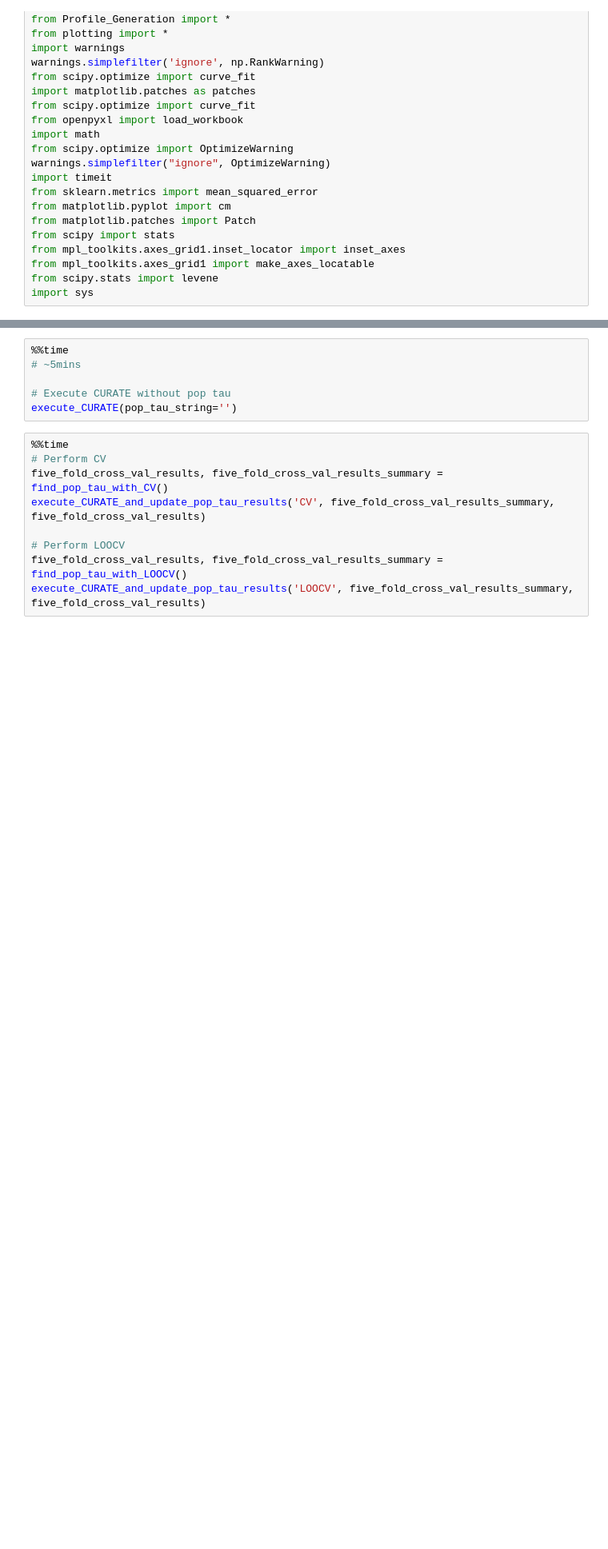
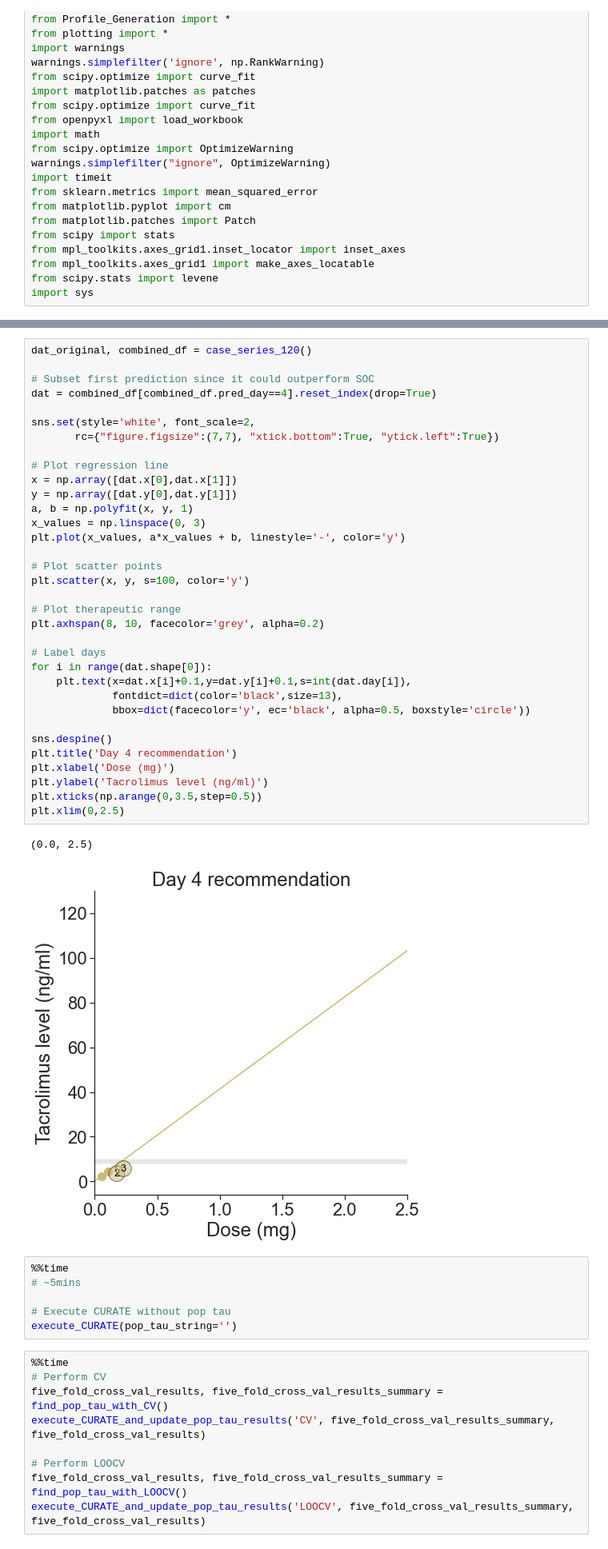
Before and after one commit to tshibei/retro_ped_liver_transplant, a Jupyter notebook: retro_PLT.ipynb, the cells around one changed output, grey strips where cells are left out. Shown at 80% size. Drawn from its saved outputs; the diff is of its cells as text; blank space fills up the shorter version.

Commit message:
Try to fix case series 120

```diff
--- a/retro_PLT.ipynb
+++ b/retro_PLT.ipynb
@@ -33,3 +72,40 @@ import sys
+# %%
+dat_original, combined_df = case_series_120()
+
+# Subset first prediction since it could outperform SOC
+dat = combined_df[combined_df.pred_day==4].reset_index(drop=True)
+
+sns.set(style='white', font_scale=2,
+       rc={"figure.figsize":(7,7), "xtick.bottom":True, "ytick.left":True})
+
+# Plot regression line
+x = np.array([dat.x[0],dat.x[1]])
+y = np.array([dat.y[0],dat.y[1]])
+a, b = np.polyfit(x, y, 1)
+x_values = np.linspace(0, 3)
+plt.plot(x_values, a*x_values + b, linestyle='-', color='y')
+
+# Plot scatter points
+plt.scatter(x, y, s=100, color='y')
+
+# Plot therapeutic range
+plt.axhspan(8, 10, facecolor='grey', alpha=0.2)
+
+# Label days
+for i in range(dat.shape[0]):
+    plt.text(x=dat.x[i]+0.1,y=dat.y[i]+0.1,s=int(dat.day[i]),
+             fontdict=dict(color='black',size=13),
+             bbox=dict(facecolor='y', ec='black', alpha=0.5, boxstyle='circle'))
+
+sns.despine()
+plt.title('Day 4 recommendation')
+plt.xlabel('Dose (mg)')
+plt.ylabel('Tacrolimus level (ng/ml)')
+plt.xticks(np.arange(0,3.5,step=0.5))
+plt.xlim(0,2.5)
+# %% [output]
+(0.0, 2.5)
+[figure, added]
 # %%
 %%time
 # ~5mins
```
Also changed, not shown: parts of 2 cells of this notebook, 2 other files.
